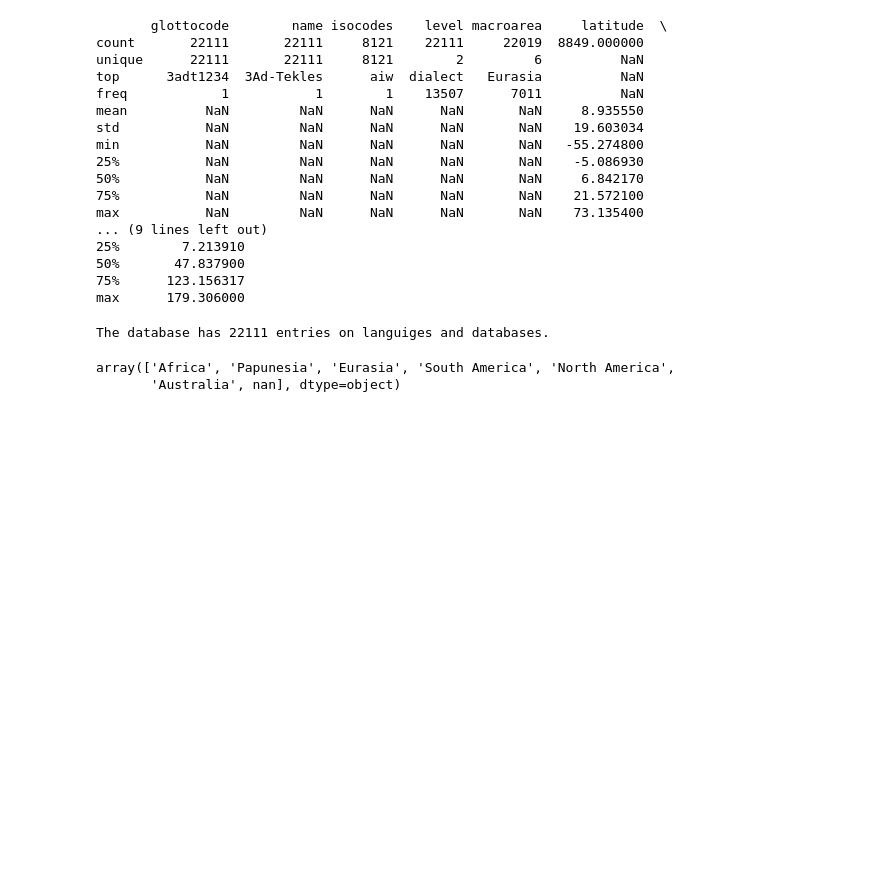
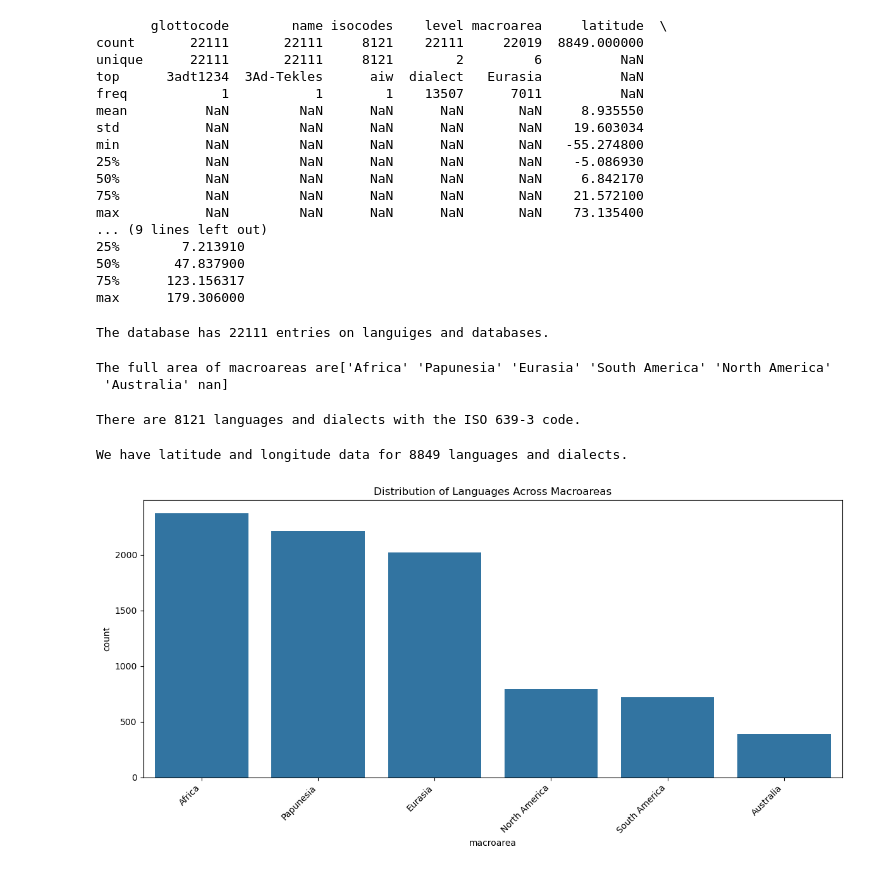
Before and after one commit to eanvhhof/data-sience-for-linguists, a Jupyter notebook: hw3/hw3.ipynb, the cells around one changed output. Drawn from its saved outputs; the diff is of its cells as text; code cells hidden in the pictures; blank space fills up the shorter version.

```diff
--- a/hw3/hw3.ipynb
+++ b/hw3/hw3.ipynb
@@ -27,7 +27,30 @@ print(f"The database has {len(languages)} entries on languiges and databases.")
 # %% [output]
 The database has 22111 entries on languiges and databases.
 # %%
-languages['macroarea'].unique()
+print(f"The full area of macroareas are{languages['macroarea'].unique()}")
 # %% [output]
-array(['Africa', 'Papunesia', 'Eurasia', 'South America', 'North America',
-       'Australia', nan], dtype=object)
+The full area of macroareas are['Africa' 'Papunesia' 'Eurasia' 'South America' 'North America'
+ 'Australia' nan]
+# %%
+print(f"There are {languages['isocodes'].notna().sum()} languages and dialects with the ISO 639-3 code.")
+# %% [output]
+There are 8121 languages and dialects with the ISO 639-3 code.
+# %%
+print(f"We have latitude and longitude data for {languages['latitude'].notna().sum()} languages and dialects.")
+# %% [output]
+We have latitude and longitude data for 8849 languages and dialects.
+# %%
+languages = languages[languages['level'] != 'dialect']
+# %%
+import seaborn as sns
+
+import matplotlib.pyplot as plt
+
+plt.figure(figsize=(12, 6))
+sns.countplot(data=languages, x='macroarea', order = languages['macroarea'].value_counts().index)
+plt.title('Distribution of Languages Across Macroareas')
+plt.xticks(rotation=45, ha='right')
+plt.tight_layout()
+plt.show()
+# %% [output]
+[figure, added]
```
